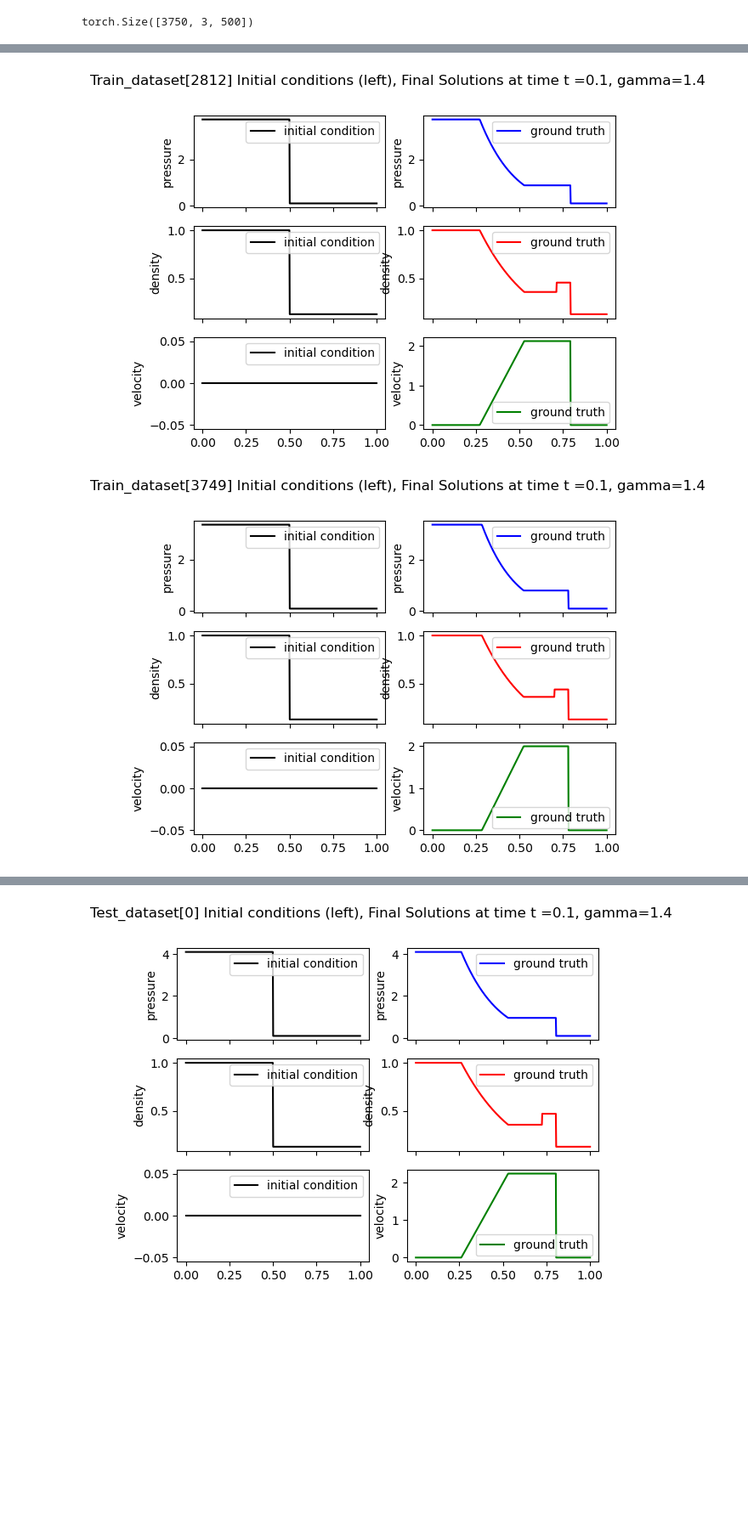
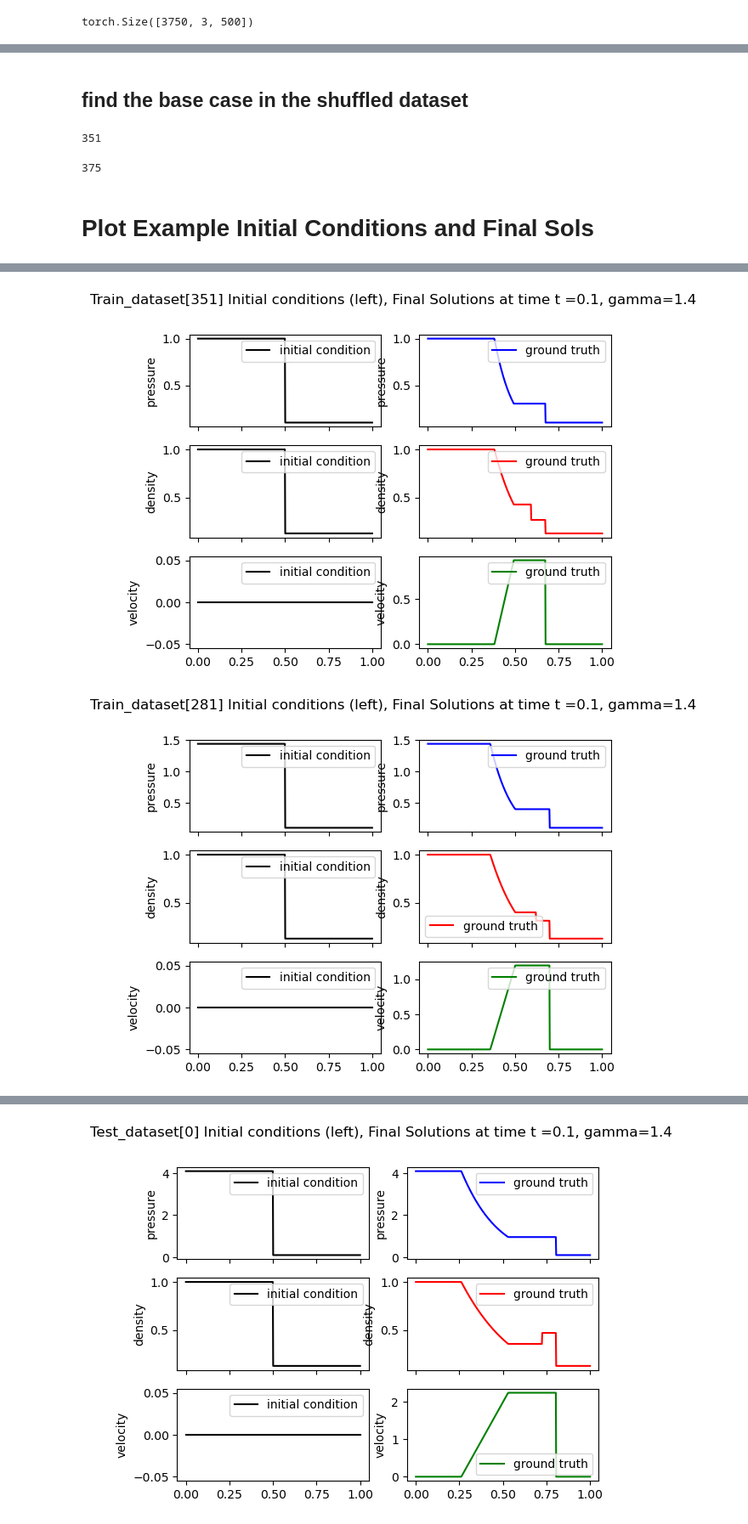
Before and after one commit to wang-roy/ENM_5320_Final_Project, a Jupyter notebook: generate_sodshock_sols.ipynb, the cells around one changed output, grey strips where cells are left out. Shown at 85% size. Saved outputs shown, nothing was run; the diff lists cells and outputs as text; code cells hidden in the pictures; blank space fills up the shorter version.

Commit message:
find base case in shuffled dataset

```diff
--- a/generate_sodshock_sols.ipynb
+++ b/generate_sodshock_sols.ipynb
@@ -8,4 +6,4 @@ import sodshock
 import pickle as pkl
 # %%
 data_path = "./data/"
-n_sols = 5000
+n_sols = 500
@@ -114,7 +114,7 @@ import random
 # Train on p in [1, 4), Test on p in (4, 5]
 # random split
 
-train_split = int(0.75 *len(solutions))
+train_split = int(0.75 * len(solutions))
 shuffled_solutions = random.sample(solutions, len(solutions))
 
 print(train_split)
@@ -138,17 +138,17 @@ for data in test_data:
 #    _, _, _, _, states = data
 #    print(states[0])
 
-with open(data_path + "{0}_inputs_train.pkl".format(n_sols), "wb") as file:
-    pkl.dump(train_input, file)
+#with open(data_path + "{0}_inputs_train.pkl".format(n_sols), "wb") as file:
+#    pkl.dump(train_input, file)
 
-with open(data_path + "{0}_outputs_train.pkl".format(n_sols), "wb") as file:
-    pkl.dump(train_output, file)
+#with open(data_path + "{0}_outputs_train.pkl".format(n_sols), "wb") as file:
+#    pkl.dump(train_output, file)
 
-with open(data_path + "{0}_inputs_test.pkl".format(n_sols), "wb") as file:
-    pkl.dump(test_input, file)
+#with open(data_path + "{0}_inputs_test.pkl".format(n_sols), "wb") as file:
+#    pkl.dump(test_input, file)
 
-with open(data_path + "{0}_outputs_test.pkl".format(n_sols), "wb") as file:
-    pkl.dump(test_output, file)
+#with open(data_path + "{0}_outputs_test.pkl".format(n_sols), "wb") as file:
+#    pkl.dump(test_output, file)
 #len(train_data)
 #len(test_data)
 # %% [output]
@@ -273,12 +173,31 @@ with open(data_path +  "{0}_inputs_test.pkl".format(n_sols), "rb") as file:
 
 with open(data_path +  "{0}_outputs_test.pkl".format(n_sols), "rb") as file:
     outputs_test = pkl.load(file)
+# %% [markdown]
+## find the base case in the shuffled dataset
+# %%
+for i in range(len(inputs_train)):
+    init_conditions = inputs_train[i]
+    if init_conditions[1][0]==1:
+        print(i)
+for i in range(len(inputs_test)):
+    init_conditions = inputs_test[i]
+    if init_conditions[1][0]==1:
+        print(i)
+# %% [output]
+351
+# %%
+len(inputs_train)
+# %% [output]
+375
 # %%
 x, p_init, rho_init, u_init = np.array(inputs_train[0])
+# %% [markdown]
+# Plot Example Initial Conditions and Final Sols
 # %%
 # visualize train dataset
-
-for n in [0, int(train_split/4), int(train_split/2), int(3/4*train_split), train_split-1]:
+train_split = int(0.75 * n_sols)
+for n in [0, int(train_split/4), int(train_split/2), 351, int(3/4*train_split), train_split-1]:
     x, p_init, rho_init, u_init = inputs_train[n]
     p_final, rho_final, u_final = outputs_train[n]
     # Printing p, rho and u for regions
@@ -323,2 +242,2 @@ for n in [0, int(train_split/4), int(train_split/2), int(3/4*train_split), train
-[figure, old version]
+[figure, new version]
-[figure, old version]
+[figure, new version]
```
Also changed, not shown: parts of 11 cells of this notebook.
